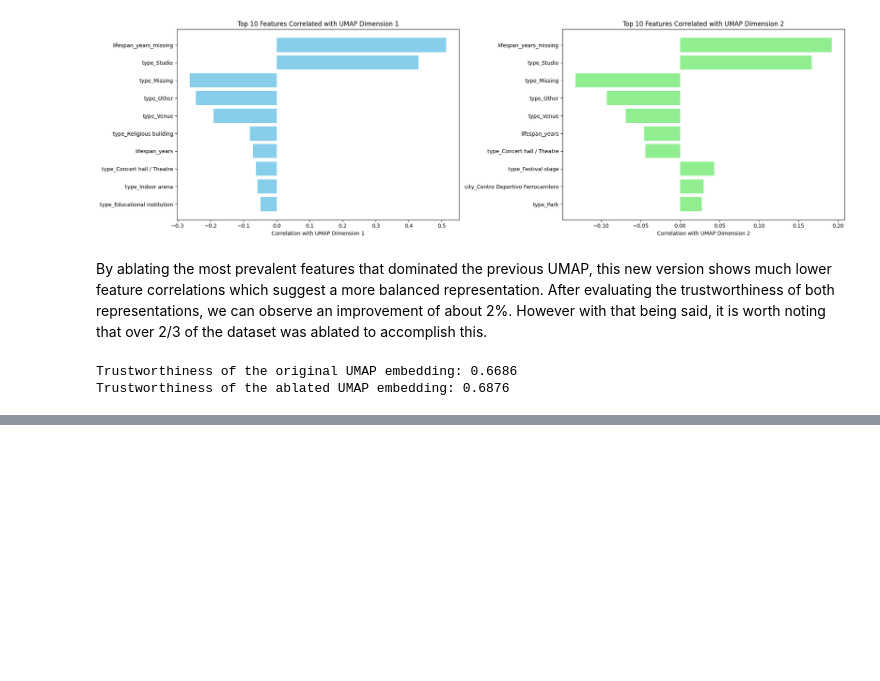
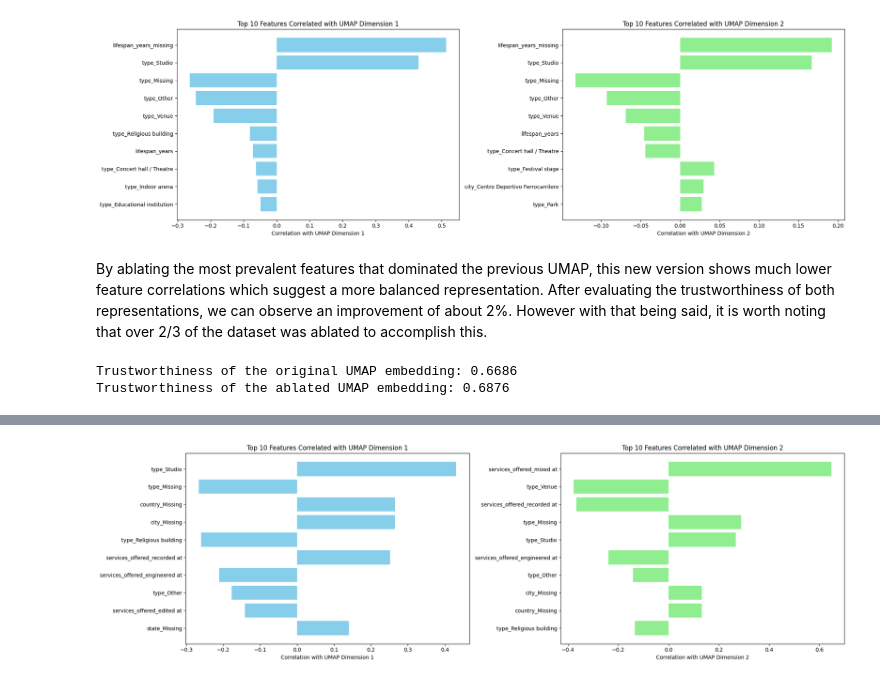
Before and after one commit to megan-rizzo/musicbrainz-api-module, a Jupyter notebook: UMAP.ipynb, the cells around one changed output, grey strips where cells are left out. Cells and saved outputs as stored; diff of their text form; code cells hidden in the pictures; blank space fills up the shorter version.

```diff
--- a/UMAP.ipynb
+++ b/UMAP.ipynb
@@ -383,0 +423,48 @@ Hyperparameter Sensitivity Analysis: Given the prevalence of high cardinality ca
+# %%
+# Analysis for UMAP Dimension 1
+correlations_dim1c = []
+for col in merged_df_encoded.columns:
+    corr = np.corrcoef(merged_df_encoded[col], X2_umap[:, 0])[0, 1]
+    correlations_dim1c.append((col, corr))
+
+# Sort and look at the highest absolute correlations
+sorted_correlations_dim1c = sorted(correlations_dim1c, key=lambda x: abs(x[1]), reverse=True)
+
+# Extract the top 10 highest absolute correlations
+top_features_dim1c = sorted_correlations_dim1c[:10]
+features_dim1c = [feature for feature, _ in top_features_dim1c]
+correlations_dim1c = [corr for _, corr in top_features_dim1c]
+
+# Analysis for UMAP Dimension 2
+correlations_dim2c = []
+for col in merged_df_encoded.columns:
+    corr = np.corrcoef(merged_df_encoded[col], X2_umap[:, 1])[0, 1]
+    correlations_dim2c.append((col, corr))
+
+# Sort and look at the highest absolute correlations
+sorted_correlations_dim2c = sorted(correlations_dim2c, key=lambda x: abs(x[1]), reverse=True)
+
+# Extract the top 10 highest absolute correlations
+top_features_dim2c = sorted_correlations_dim2c[:10]
+features_dim2c = [feature for feature, _ in top_features_dim2c]
+correlations_dim2c = [corr for _, corr in top_features_dim2c]
+
+# Plot the bar charts side by side
+fig, axes = plt.subplots(nrows=1, ncols=2, figsize=(20, 6))
+
+# Bar chart for Dimension 1
+axes[0].barh(features_dim1c, correlations_dim1c, color='skyblue')
+axes[0].set_xlabel('Correlation with UMAP Dimension 1')
+axes[0].set_title('Top 10 Features Correlated with UMAP Dimension 1')
+axes[0].invert_yaxis()  # Highest correlation at the top
+
+# Bar chart for Dimension 2
+axes[1].barh(features_dim2c, correlations_dim2c, color='lightgreen')
+axes[1].set_xlabel('Correlation with UMAP Dimension 2')
+axes[1].set_title('Top 10 Features Correlated with UMAP Dimension 2')
+axes[1].invert_yaxis()  # Highest correlation at the top
+
+plt.tight_layout()
+plt.show()
+# %% [output]
+[figure, added]
```
Also changed, not shown: parts of 10 cells of this notebook.
